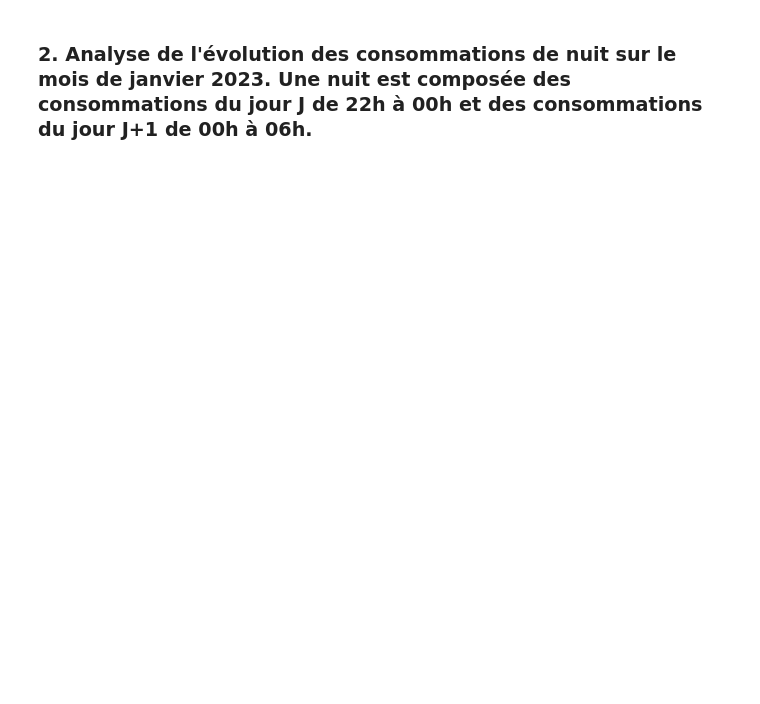
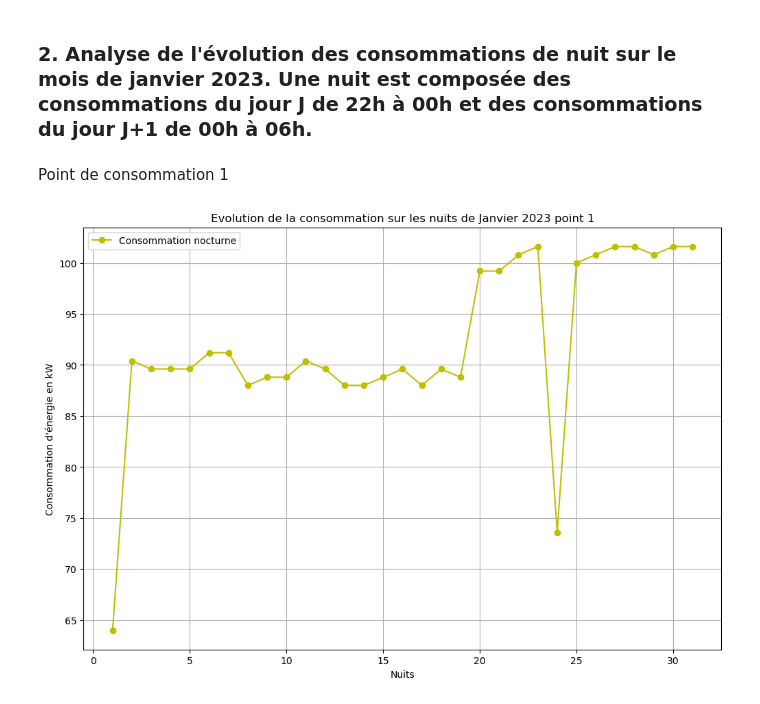
Before and after one commit to randyno/Analyse-de-consosmmations-energetiques, a Jupyter notebook: Test_Technique_Alternance_Data_Scientist.ipynb, the cells around one changed output. Drawn from its saved outputs; the diff is of its cells as text; code cells hidden in the pictures; blank space fills up the shorter version.

```diff
--- a/Test_Technique_Alternance_Data_Scientist.ipynb
+++ b/Test_Technique_Alternance_Data_Scientist.ipynb
@@ -115,2 +140,46 @@ plt.show()
 # %% [markdown]
  <h3> 2.	Analyse de l'évolution des consommations de nuit sur le mois de janvier 2023. Une nuit est composée des consommations du jour J de 22h à 00h et des consommations du jour J+1 de 00h à 06h. </h3>
+# %%
+def nuits_de_Janvier(data:pd.DataFrame):
+    # 1- Récupérer les lignes qui sont des horaires de nuit entre 22h et 6h
+    jan = data[data['month'] == '01'][['time', 'day','heure','value']]
+    jan = jan[((jan['time'].dt.hour >= 22) | (jan['time'].dt.hour < 6) | \
+              ((jan['time'].dt.hour == 6) & (jan['time'].dt.minute == 0) ))]
+
+    # 2- Marquer chaque horaire d'un numéro de nuit. Pour que la nuit soit effectivement de 22h à 6h
+
+
+    #    La colonne 'day' est une chaîne de caractère au format 'yyyy-mm-dd' il faut non seulement extraire
+    #    le jour mais aussi s'assurer qu'on a une valeur entière pour pouvoir la modifier facilement
+    jan['night number'] = jan['time'].dt.day
+
+    #    Trouvons les horaires qui vont être renvoyés au jour suivant
+    condition = data['time'].dt.hour >= 22
+
+    #    Affecter ces horaires au lendemain
+    jan.loc[condition, 'night number'] += 1
+
+
+    #    Garder la somme des valeurs de la nuit
+    jan = jan.groupby('night number',as_index = False)['value'].sum()
+
+    jan = jan.loc[:30]
+
+    return jan
+# %%
+def line_plot(data: pd.DataFrame,  x, columnX:str='night number', columnY:str='value'):
+    plt.figure(figsize = (12,8))
+    plt.plot(data[columnX], data[columnY],'yo-', label='Consommation nocturne')
+    plt.title('Evolution de la consommation sur les nuits de Janvier 2023 point '+ str(x))
+    plt.xlabel('Nuits')
+    plt.ylabel('Consommation d\'énergie en kW')
+    plt.legend()
+    plt.grid(True)
+    plt.savefig('point'+str(x)+'jan.png')
+    plt.show()
+# %% [markdown]
+Point de consommation 1
+# %%
+line_plot(nuits_de_Janvier(conso23), '1')
+# %% [output]
+[figure, added]
```
Also changed, not shown: parts of 28 cells of this notebook.
